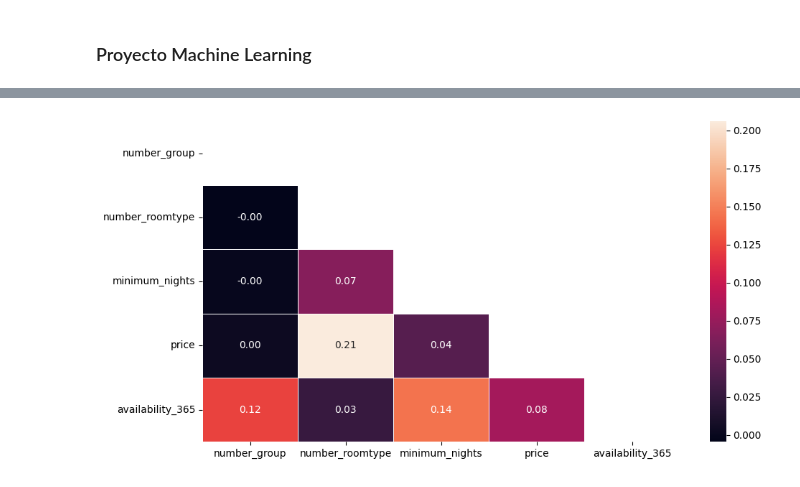
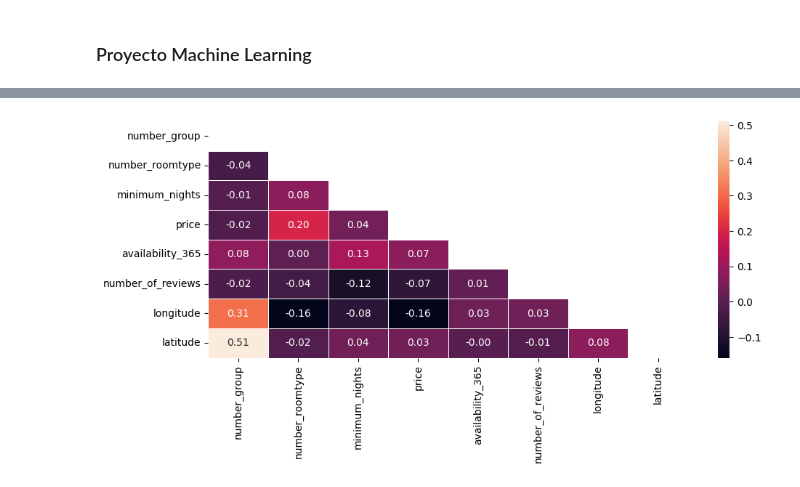
Before and after one commit to Antonio27M/ML-web-app-using-Streamlit, a Jupyter notebook: src/00-eda-airbnb-ny.ipynb, the cells around one changed output, grey strips where cells are left out. Saved outputs shown, nothing was run; the diff lists cells and outputs as text; code cells hidden in the pictures.

```diff
--- a/src/00-eda-airbnb-ny.ipynb
+++ b/src/00-eda-airbnb-ny.ipynb
@@ -29,5 +39,5 @@ memory usage: 6.0+ MB
 # %%
-df = data_airbi_ny.drop(columns=['id', 'host_id'])
+df = data_airbi_ny.drop(columns=['id', 'host_id','calculated_host_listings_count'])
 df.head()
 # %% [output]
 |  | name | host_name | neighbourhood_group | neighbourhood | latitude | longitude | room_type | price | ... |
@@ -90,3 +115,9 @@ dtype: int64
+# %%
+df[df["price"] == 0].shape[0]
+df.drop(index=df.index[df["price"] == 0], inplace=True)
+# %%
+df[df["availability_365"] == 0].shape[0]
+df.drop(index=df.index[df["availability_365"] == 0], inplace=True)
 # %%
 df['room_type'].value_counts()
 # %% [output]
@@ -148,0 +209,3 @@ memory usage: 3.7 MB
+# %%
+df_region['reviews_per_month'] = df_region['reviews_per_month'].fillna(0)
+df_region[df_region['reviews_per_month'] == 0]
@@ -163,10 +248,10 @@ df_region.describe().T
 # %%
-corr = df_region[['number_group','number_roomtype','minimum_nights','price','availability_365']].corr()
+corr = df_region[['number_group','number_roomtype','minimum_nights','price','availability_365','number_of_reviews','longitude','latitude']].corr()
 mask = np.triu(np.ones_like(corr, dtype=bool))
 
 fig, axis = plt.subplots(figsize=(10, 5))
 sns.heatmap(corr, mask=mask, annot=True, linewidths=0.5, fmt=".2f")
 plt.tight_layout()
 plt.show()
 # %% [output]
-[figure, old version]
+[figure, new version]
```
Also changed, not shown: parts of 25 cells of this notebook, 2 other files.
